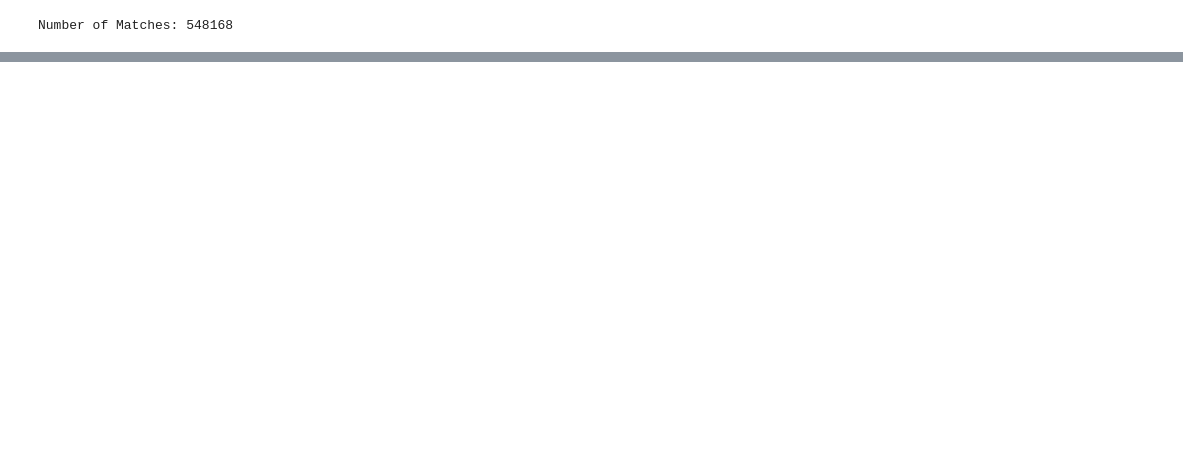
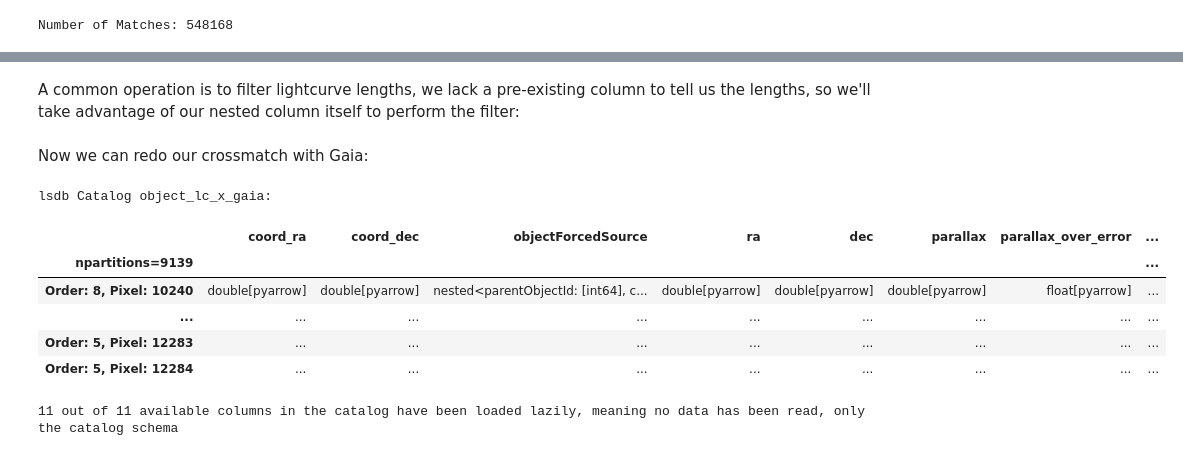
Before and after one commit to lsst-so/linccf, a Jupyter notebook: demo_notebooks/DP2/full_dp2_crossmatches.ipynb, the cells around one changed output, grey strips where cells are left out. Saved outputs shown, nothing was run; the diff lists cells and outputs as text; code cells hidden in the pictures; blank space fills up the shorter version.

```diff
--- a/demo_notebooks/DP2/full_dp2_crossmatches.ipynb
+++ b/demo_notebooks/DP2/full_dp2_crossmatches.ipynb
@@ -130,0 +131,2 @@ Wall time: 21min 59s
+# %% [markdown]
+A common operation is to filter lightcurve lengths, we lack a pre-existing column to tell us the lengths, so we'll take advantage of our nested column itself to perform the filter:
@@ -130,0 +140,14 @@ Wall time: 21min 59s
+# %% [markdown]
+Now we can redo our crossmatch with Gaia:
+# %%
+xmatch_lc = dp2_lc_filtered.crossmatch(gaia_filtered, suffix_method="overlapping_columns")
+xmatch_lc
+# %% [output]
+lsdb Catalog object_lc_x_gaia:
+|  | coord_ra | coord_dec | objectForcedSource | ra | dec | parallax | parallax_over_error | ... |
+| npartitions=9139 |  |  |  |  |  |  |  | ... |
+| Order: 8, Pixel: 10240 | double[pyarrow] | double[pyarrow] | nested<parentObjectId: [int64], c... | double[pyarrow] | double[pyarrow] | double[pyarrow] | float[pyarrow] | ... |
+| ... | ... | ... | ... | ... | ... | ... | ... | ... |
+| Order: 5, Pixel: 12283 | ... | ... | ... | ... | ... | ... | ... | ... |
+| Order: 5, Pixel: 12284 | ... | ... | ... | ... | ... | ... | ... | ... |
+11 out of 11 available columns in the catalog have been loaded lazily, meaning no data has been read, only the catalog schema
```
Also changed, not shown: parts of 28 cells of this notebook.
